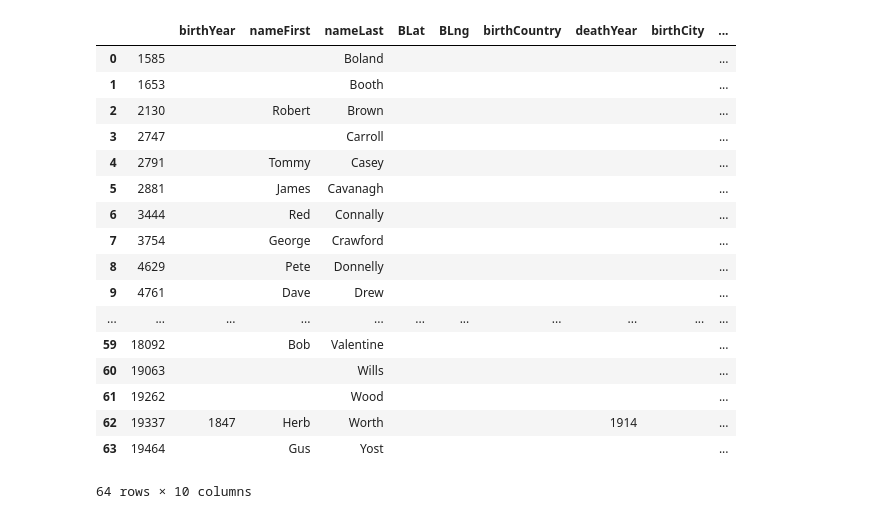
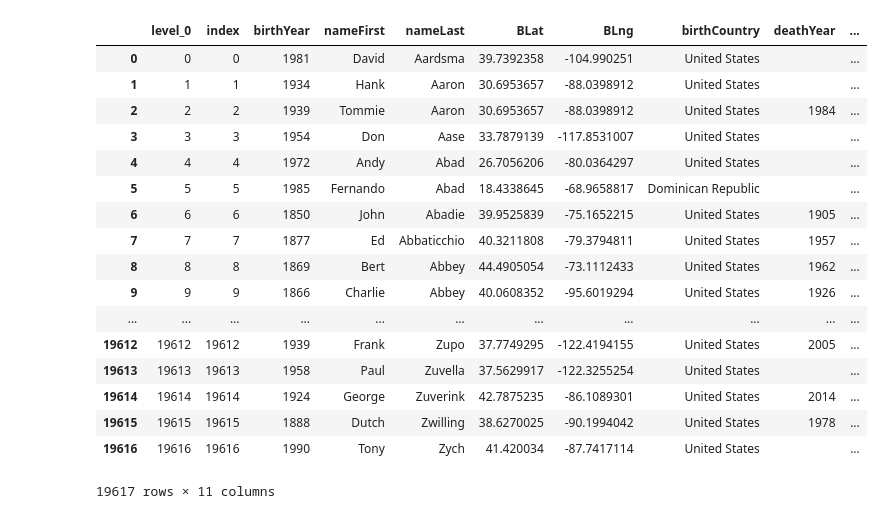
Before and after one commit to TrevorCap/BaseballVisualization, a Jupyter notebook: baseballBirthsDeaths/db/Reader.ipynb, the cells around one changed output. Saved outputs shown, nothing was run; the diff lists cells and outputs as text; code cells hidden in the pictures.

```diff
--- a/baseballBirthsDeaths/db/Reader.ipynb
+++ b/baseballBirthsDeaths/db/Reader.ipynb
@@ -9,25 +9,25 @@ sqlite_file = 'data.sqlite'
 # %%
 import pandas as pd
 import sqlite3
 conn = sqlite3.connect("data.sqlite")
-df = pd.read_sql_query("select * from deploy1 where Blat = '';", conn)
+df = pd.read_sql_query("select * from deploy1;", conn)
 df
 # %% [output]
-|  |  | birthYear | nameFirst | nameLast | BLat | BLng | birthCountry | deathYear | birthCity | ... |
-| 0 | 1585 |  |  | Boland |  |  |  |  |  | ... |
-| 1 | 1653 |  |  | Booth |  |  |  |  |  | ... |
-| 2 | 2130 |  | Robert | Brown |  |  |  |  |  | ... |
-| 3 | 2747 |  |  | Carroll |  |  |  |  |  | ... |
-| 4 | 2791 |  | Tommy | Casey |  |  |  |  |  | ... |
-| 5 | 2881 |  | James | Cavanagh |  |  |  |  |  | ... |
-| 6 | 3444 |  | Red | Connally |  |  |  |  |  | ... |
-| 7 | 3754 |  | George | Crawford |  |  |  |  |  | ... |
-| 8 | 4629 |  | Pete | Donnelly |  |  |  |  |  | ... |
-| 9 | 4761 |  | Dave | Drew |  |  |  |  |  | ... |
+|  | level_0 | index | birthYear | nameFirst | nameLast | BLat | BLng | birthCountry | deathYear | ... |
+| 0 | 0 | 0 | 1981 | David | Aardsma | 39.7392358 | -104.990251 | United States |  | ... |
+| 1 | 1 | 1 | 1934 | Hank | Aaron | 30.6953657 | -88.0398912 | United States |  | ... |
+| 2 | 2 | 2 | 1939 | Tommie | Aaron | 30.6953657 | -88.0398912 | United States | 1984 | ... |
+| 3 | 3 | 3 | 1954 | Don | Aase | 33.7879139 | -117.8531007 | United States |  | ... |
+| 4 | 4 | 4 | 1972 | Andy | Abad | 26.7056206 | -80.0364297 | United States |  | ... |
+| 5 | 5 | 5 | 1985 | Fernando | Abad | 18.4338645 | -68.9658817 | Dominican Republic |  | ... |
+| 6 | 6 | 6 | 1850 | John | Abadie | 39.9525839 | -75.1652215 | United States | 1905 | ... |
+| 7 | 7 | 7 | 1877 | Ed | Abbaticchio | 40.3211808 | -79.3794811 | United States | 1957 | ... |
+| 8 | 8 | 8 | 1869 | Bert | Abbey | 44.4905054 | -73.1112433 | United States | 1962 | ... |
+| 9 | 9 | 9 | 1866 | Charlie | Abbey | 40.0608352 | -95.6019294 | United States | 1926 | ... |
 | ... | ... | ... | ... | ... | ... | ... | ... | ... | ... | ... |
-| 59 | 18092 |  | Bob | Valentine |  |  |  |  |  | ... |
-| 60 | 19063 |  |  | Wills |  |  |  |  |  | ... |
-| 61 | 19262 |  |  | Wood |  |  |  |  |  | ... |
-| 62 | 19337 | 1847 | Herb | Worth |  |  |  | 1914 |  | ... |
-| 63 | 19464 |  | Gus | Yost |  |  |  |  |  | ... |
+| 19612 | 19612 | 19612 | 1939 | Frank | Zupo | 37.7749295 | -122.4194155 | United States | 2005 | ... |
+| 19613 | 19613 | 19613 | 1958 | Paul | Zuvella | 37.5629917 | -122.3255254 | United States |  | ... |
+| 19614 | 19614 | 19614 | 1924 | George | Zuverink | 42.7875235 | -86.1089301 | United States | 2014 | ... |
+| 19615 | 19615 | 19615 | 1888 | Dutch | Zwilling | 38.6270025 | -90.1994042 | United States | 1978 | ... |
+| 19616 | 19616 | 19616 | 1990 | Tony | Zych | 41.420034 | -87.7417114 | United States |  | ... |
-64 rows × 10 columns
+19617 rows × 11 columns
```
Also changed, not shown: parts of 8 cells of this notebook, 1 other file.
